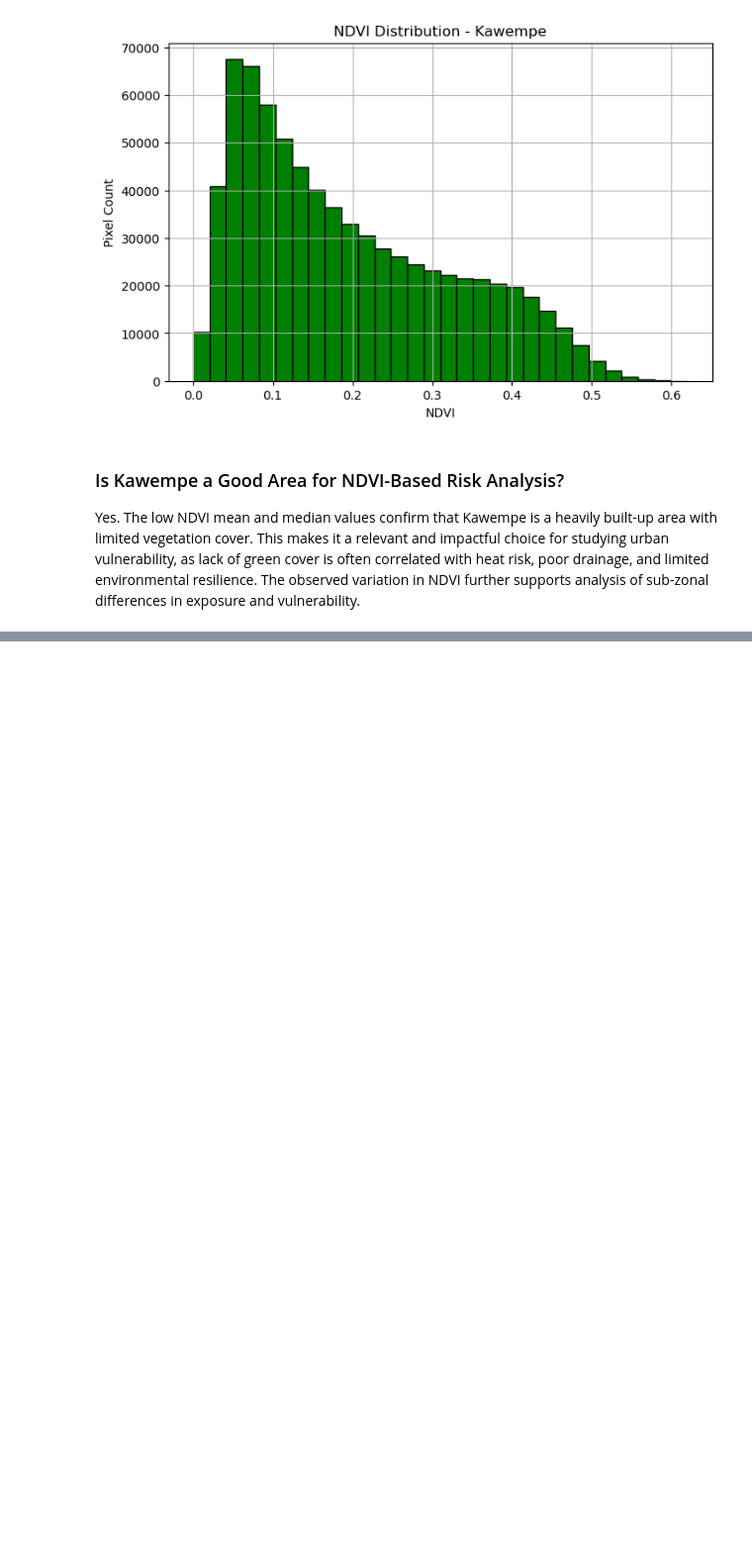
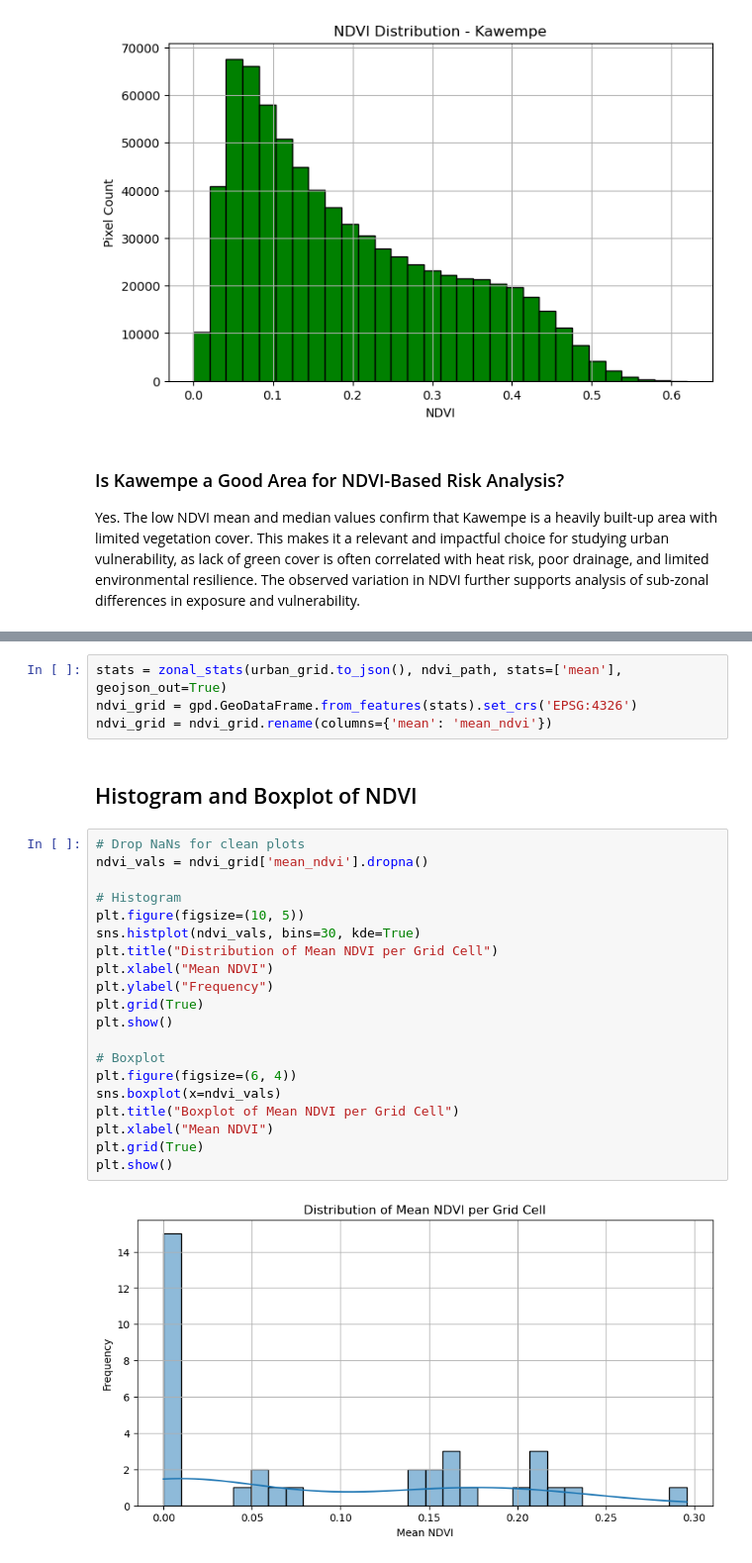
Before and after one commit to suvoganguli/urban-risk-pipeline, a Jupyter notebook: notebooks/02_process_ndvi_satellite_data.ipynb, the cells around one changed output, grey strips where cells are left out. Shown: that part at 99% size. Drawn from its saved outputs; the diff is of its cells as text; blank space fills up the shorter version.

```diff
--- a/notebooks/02_process_ndvi_satellite_data.ipynb
+++ b/notebooks/02_process_ndvi_satellite_data.ipynb
@@ -128,0 +190,28 @@ Yes. The low NDVI mean and median values confirm that Kawempe is a heavily built
+# %%
+stats = zonal_stats(urban_grid.to_json(), ndvi_path, stats=['mean'], geojson_out=True)
+ndvi_grid = gpd.GeoDataFrame.from_features(stats).set_crs('EPSG:4326')
+ndvi_grid = ndvi_grid.rename(columns={'mean': 'mean_ndvi'})
+# %% [markdown]
+## Histogram and Boxplot of NDVI
+# %%
+# Drop NaNs for clean plots
+ndvi_vals = ndvi_grid['mean_ndvi'].dropna()
+
+# Histogram
+plt.figure(figsize=(10, 5))
+sns.histplot(ndvi_vals, bins=30, kde=True)
+plt.title("Distribution of Mean NDVI per Grid Cell")
+plt.xlabel("Mean NDVI")
+plt.ylabel("Frequency")
+plt.grid(True)
+plt.show()
+
+# Boxplot
+plt.figure(figsize=(6, 4))
+sns.boxplot(x=ndvi_vals)
+plt.title("Boxplot of Mean NDVI per Grid Cell")
+plt.xlabel("Mean NDVI")
+plt.grid(True)
+plt.show()
+# %% [output]
+[figure, added]
```
Also changed, not shown: parts of 17 cells of this notebook, 16 other files.
